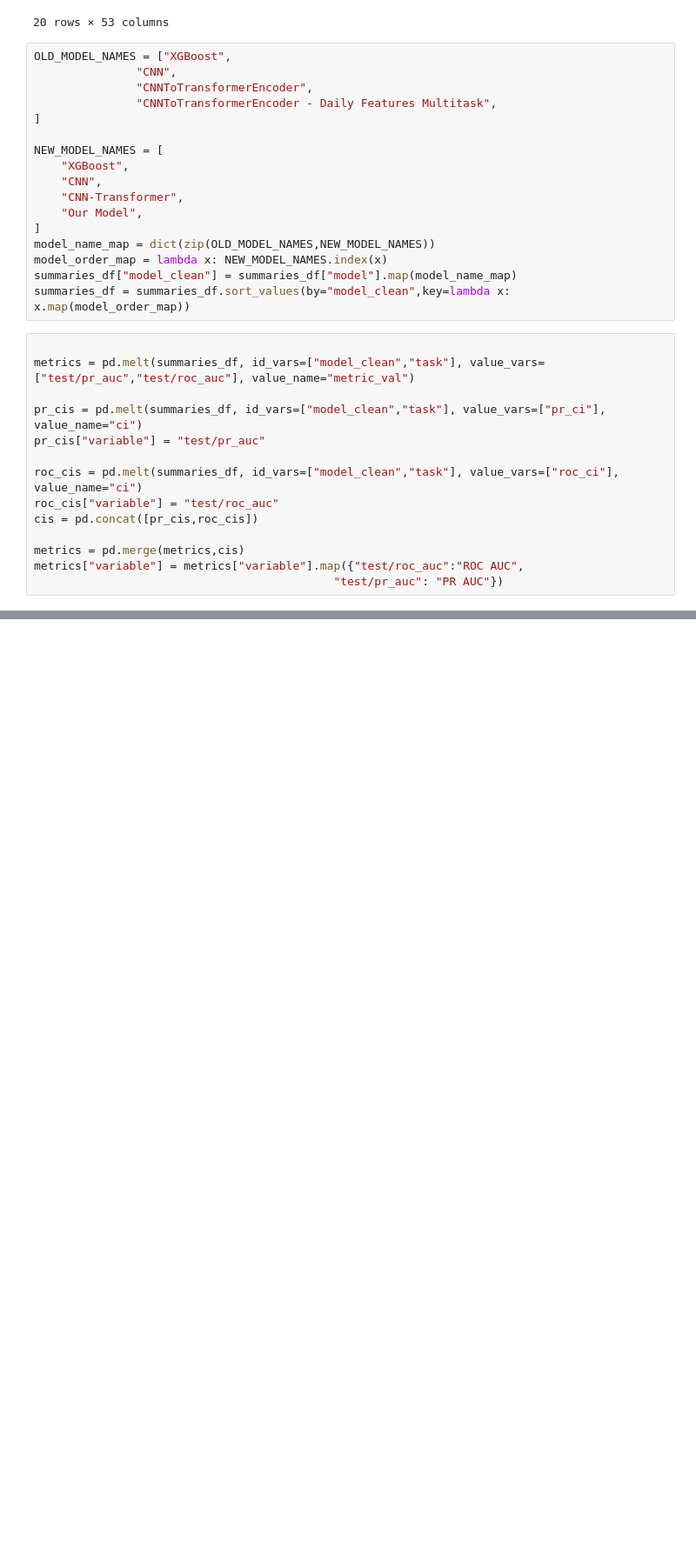
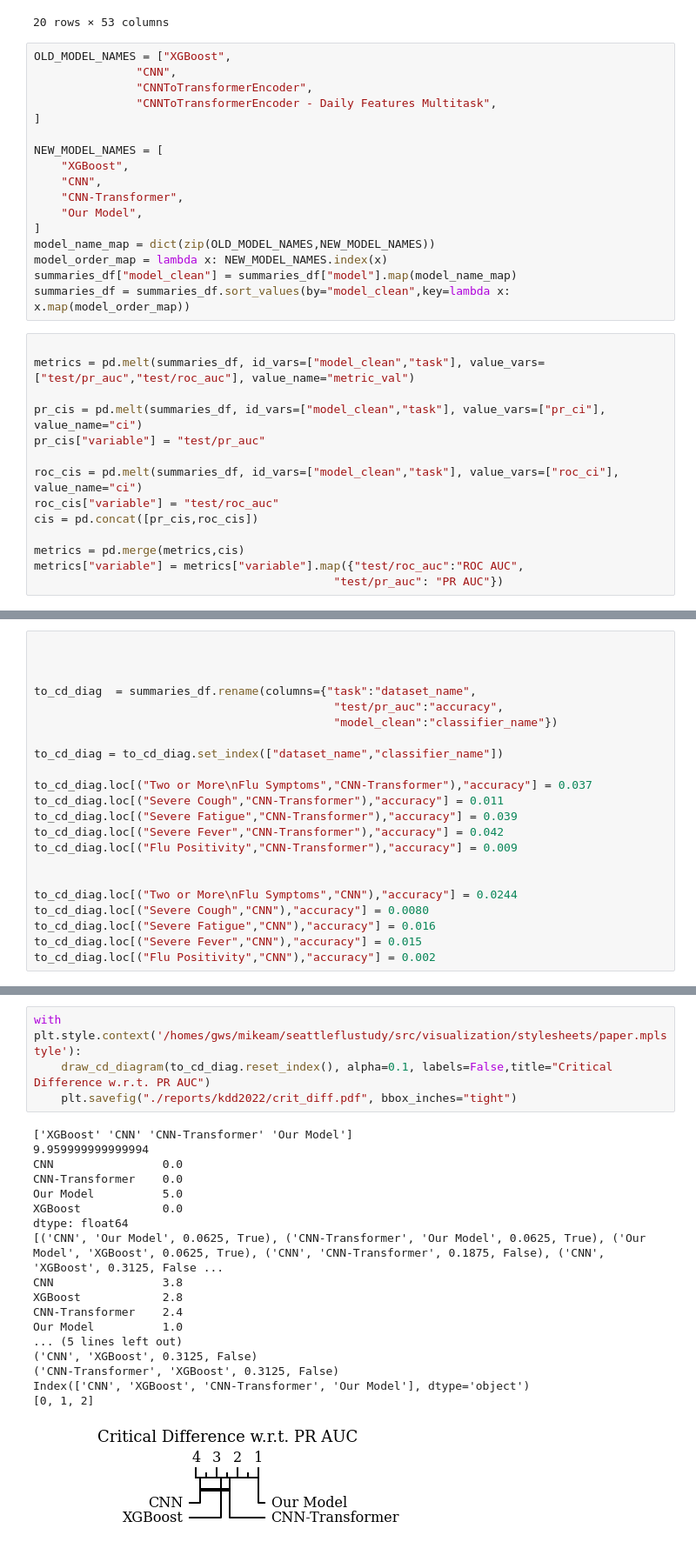
Before and after one commit to behavioral-data/Homekit2020, a Jupyter notebook: notebooks/mam/kdd2022-viz/bar-charts.ipynb, the cells around one changed output, grey strips where cells are left out. Shown at 87% size. Drawn from its saved outputs; the diff is of its cells as text; blank space fills up the shorter version.

```diff
--- a/notebooks/mam/kdd2022-viz/bar-charts.ipynb
+++ b/notebooks/mam/kdd2022-viz/bar-charts.ipynb
@@ -185,0 +216,22 @@ with plt.style.context('/homes/gws/mikeam/seattleflustudy/src/visualization/styl
+# %%
+
+
+
+to_cd_diag  = summaries_df.rename(columns={"task":"dataset_name",
+                                            "test/pr_auc":"accuracy",
+                                            "model_clean":"classifier_name"})
+
+to_cd_diag = to_cd_diag.set_index(["dataset_name","classifier_name"])
+
+to_cd_diag.loc[("Two or More\nFlu Symptoms","CNN-Transformer"),"accuracy"] = 0.037
+to_cd_diag.loc[("Severe Cough","CNN-Transformer"),"accuracy"] = 0.011
+to_cd_diag.loc[("Severe Fatigue","CNN-Transformer"),"accuracy"] = 0.039
+to_cd_diag.loc[("Severe Fever","CNN-Transformer"),"accuracy"] = 0.042
+to_cd_diag.loc[("Flu Positivity","CNN-Transformer"),"accuracy"] = 0.009
+
+
+to_cd_diag.loc[("Two or More\nFlu Symptoms","CNN"),"accuracy"] = 0.0244
+to_cd_diag.loc[("Severe Cough","CNN"),"accuracy"] = 0.0080
+to_cd_diag.loc[("Severe Fatigue","CNN"),"accuracy"] = 0.016
+to_cd_diag.loc[("Severe Fever","CNN"),"accuracy"] = 0.015
+to_cd_diag.loc[("Flu Positivity","CNN"),"accuracy"] = 0.002
@@ -185,0 +259,23 @@ with plt.style.context('/homes/gws/mikeam/seattleflustudy/src/visualization/styl
+# %%
+with plt.style.context('/homes/gws/mikeam/seattleflustudy/src/visualization/stylesheets/paper.mplstyle'):
+    draw_cd_diagram(to_cd_diag.reset_index(), alpha=0.1, labels=False,title="Critical Difference w.r.t. PR AUC")
+    plt.savefig("./reports/kdd2022/crit_diff.pdf", bbox_inches="tight")
+# %% [output]
+['XGBoost' 'CNN' 'CNN-Transformer' 'Our Model']
+9.959999999999994
+CNN                0.0
+CNN-Transformer    0.0
+Our Model          5.0
+XGBoost            0.0
+dtype: float64
+[('CNN', 'Our Model', 0.0625, True), ('CNN-Transformer', 'Our Model', 0.0625, True), ('Our Model', 'XGBoost', 0.0625, True), ('CNN', 'CNN-Transformer', 0.1875, False), ('CNN', 'XGBoost', 0.3125, False ...
+CNN                3.8
+XGBoost            2.8
+CNN-Transformer    2.4
+Our Model          1.0
+... (5 lines left out)
+('CNN', 'XGBoost', 0.3125, False)
+('CNN-Transformer', 'XGBoost', 0.3125, False)
+Index(['CNN', 'XGBoost', 'CNN-Transformer', 'Our Model'], dtype='object')
+[0, 1, 2]
+[figure, added]
```
Also changed, not shown: parts of 13 cells of this notebook, 4 other files.
